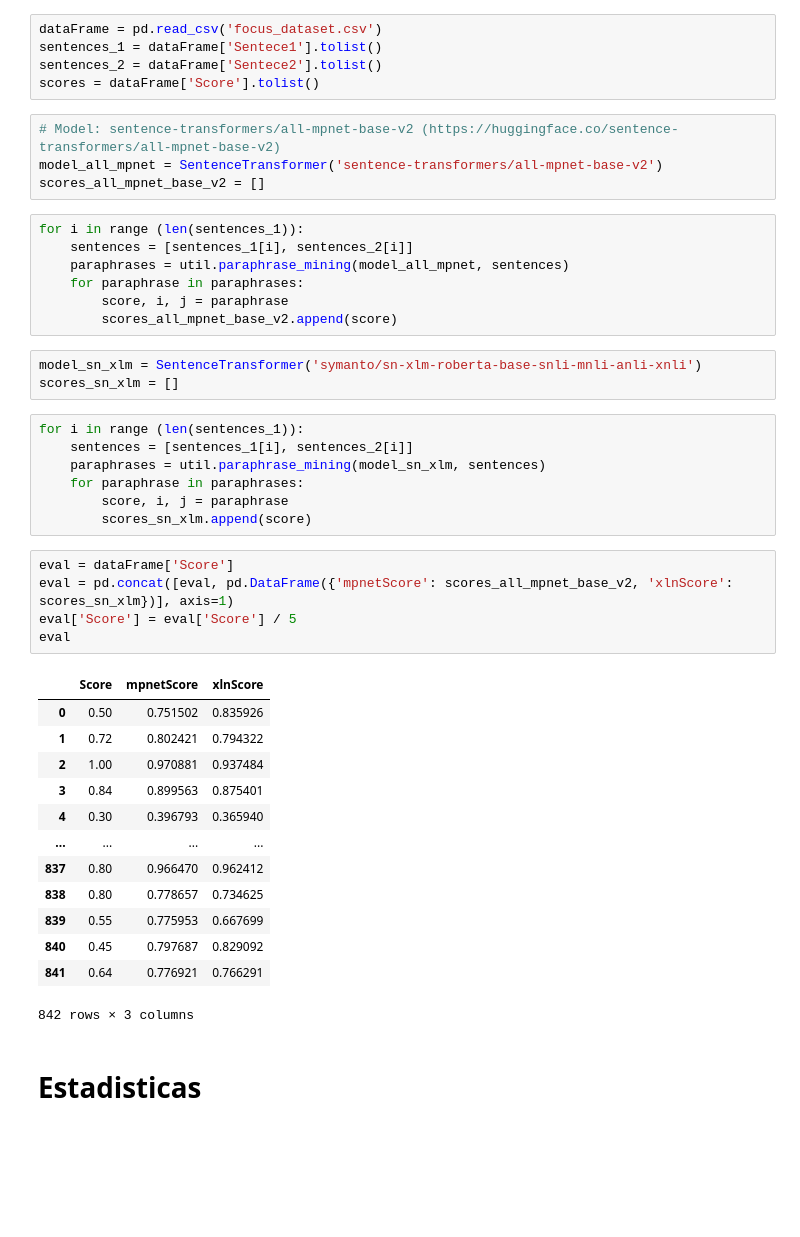
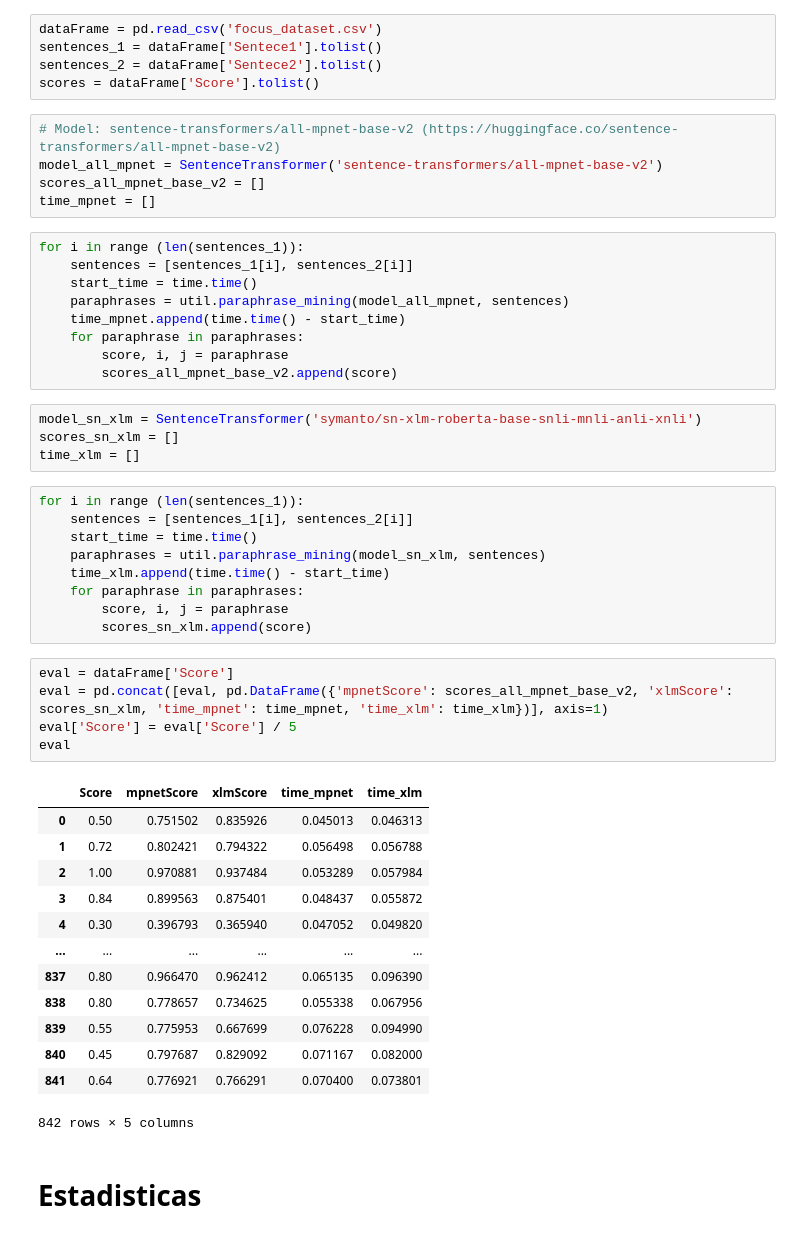
Before and after one commit to new-superuser-alt9193/ultimo_reto, a Jupyter notebook: eval.ipynb, the cells around one changed output. Saved outputs shown, nothing was run; the diff lists cells and outputs as text; blank space fills up the shorter version.

```diff
--- a/eval.ipynb
+++ b/eval.ipynb
@@ -20,42 +21,48 @@ scores = dataFrame['Score'].tolist()
 # Model: sentence-transformers/all-mpnet-base-v2 (https://huggingface.co/sentence-transformers/all-mpnet-base-v2)
 model_all_mpnet = SentenceTransformer('sentence-transformers/all-mpnet-base-v2')
 scores_all_mpnet_base_v2 = []
+time_mpnet = []
 # %%
 for i in range (len(sentences_1)):
     sentences = [sentences_1[i], sentences_2[i]]
+    start_time = time.time()
     paraphrases = util.paraphrase_mining(model_all_mpnet, sentences)
+    time_mpnet.append(time.time() - start_time)
     for paraphrase in paraphrases:
         score, i, j = paraphrase
         scores_all_mpnet_base_v2.append(score)
 # %%
 model_sn_xlm = SentenceTransformer('symanto/sn-xlm-roberta-base-snli-mnli-anli-xnli')
 scores_sn_xlm = []
+time_xlm = []
 # %%
 for i in range (len(sentences_1)):
     sentences = [sentences_1[i], sentences_2[i]]
+    start_time = time.time()
     paraphrases = util.paraphrase_mining(model_sn_xlm, sentences)
+    time_xlm.append(time.time() - start_time)
     for paraphrase in paraphrases:
         score, i, j = paraphrase
         scores_sn_xlm.append(score)
 # %%
 eval = dataFrame['Score']
-eval = pd.concat([eval, pd.DataFrame({'mpnetScore': scores_all_mpnet_base_v2, 'xlnScore': scores_sn_xlm})], axis=1)
+eval = pd.concat([eval, pd.DataFrame({'mpnetScore': scores_all_mpnet_base_v2, 'xlmScore': scores_sn_xlm, 'time_mpnet': time_mpnet, 'time_xlm': time_xlm})], axis=1)
 eval['Score'] = eval['Score'] / 5
 eval
 # %% [output]
-|  | Score | mpnetScore | xlnScore |
-| 0 | 0.50 | 0.751502 | 0.835926 |
-| 1 | 0.72 | 0.802421 | 0.794322 |
-| 2 | 1.00 | 0.970881 | 0.937484 |
-| 3 | 0.84 | 0.899563 | 0.875401 |
-| 4 | 0.30 | 0.396793 | 0.365940 |
-| ... | ... | ... | ... |
-| 837 | 0.80 | 0.966470 | 0.962412 |
-| 838 | 0.80 | 0.778657 | 0.734625 |
-| 839 | 0.55 | 0.775953 | 0.667699 |
-| 840 | 0.45 | 0.797687 | 0.829092 |
-| 841 | 0.64 | 0.776921 | 0.766291 |
+|  | Score | mpnetScore | xlmScore | time_mpnet | time_xlm |
+| 0 | 0.50 | 0.751502 | 0.835926 | 0.045013 | 0.046313 |
+| 1 | 0.72 | 0.802421 | 0.794322 | 0.056498 | 0.056788 |
+| 2 | 1.00 | 0.970881 | 0.937484 | 0.053289 | 0.057984 |
+| 3 | 0.84 | 0.899563 | 0.875401 | 0.048437 | 0.055872 |
+| 4 | 0.30 | 0.396793 | 0.365940 | 0.047052 | 0.049820 |
+| ... | ... | ... | ... | ... | ... |
+| 837 | 0.80 | 0.966470 | 0.962412 | 0.065135 | 0.096390 |
+| 838 | 0.80 | 0.778657 | 0.734625 | 0.055338 | 0.067956 |
+| 839 | 0.55 | 0.775953 | 0.667699 | 0.076228 | 0.094990 |
+| 840 | 0.45 | 0.797687 | 0.829092 | 0.071167 | 0.082000 |
+| 841 | 0.64 | 0.776921 | 0.766291 | 0.070400 | 0.073801 |
-842 rows × 3 columns
+842 rows × 5 columns
 # %% [markdown]
  # Estadisticas
 # %%
```
Also changed, not shown: parts of 30 cells of this notebook.
